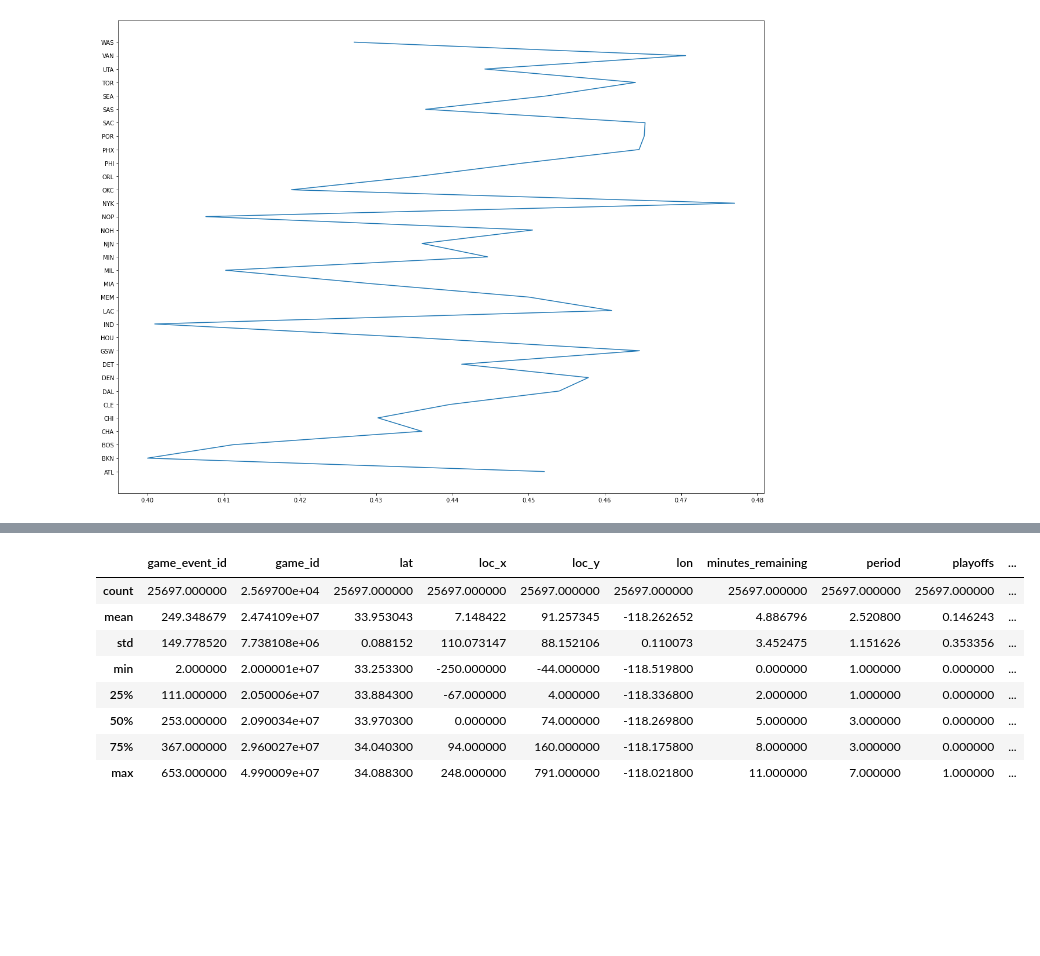
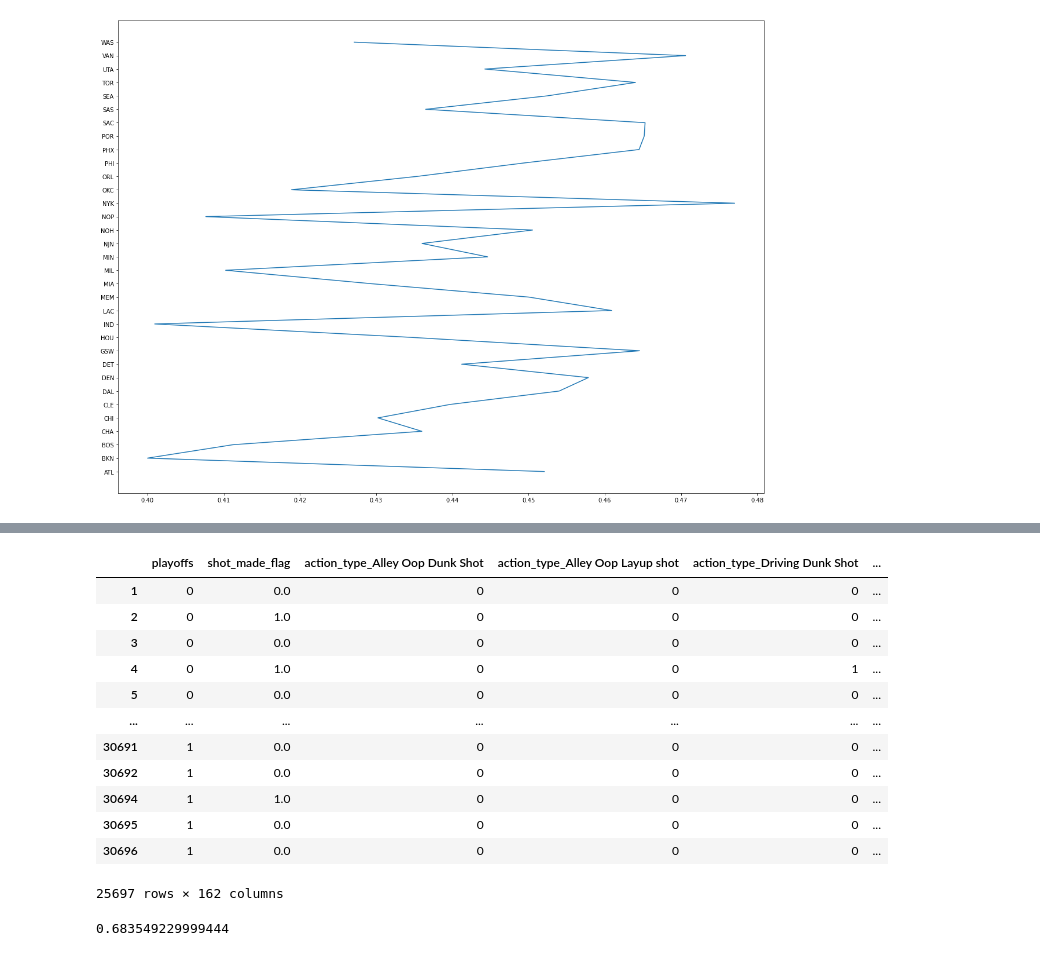
Before and after one commit to peter25225/machine_learning_21, a Jupyter notebook: 10_FeatureSelection/HW_Kobe.ipynb, the cells around one changed output, grey strips where cells are left out. Saved outputs shown, nothing was run; the diff lists cells and outputs as text; code cells hidden in the pictures; blank space fills up the shorter version.

```diff
--- a/10_FeatureSelection/HW_Kobe.ipynb
+++ b/10_FeatureSelection/HW_Kobe.ipynb
@@ -518,10 +567,17 @@ data['game_date'].value_counts()
 1998-05-12     1
 Name: game_date, Length: 1558, dtype: int64
 # %%
-#Функция для определения дня недели
-def get_weekday(row):
-    return datetime.strptime(row['game_date'], '%Y-%m-%d').weekday()
+#Функция для определения года
+def get_year(row):
+    return datetime.strptime(row['game_date'], '%Y-%m-%d').year
 
 # Добавим соответствующий признак в данные
-data['game_weekday'] = data.apply(get_weekday, axis=1)
+data['game_year'] = data.apply(get_year, axis=1)
+# %%
+#Функция для определения месяца
+def get_month(row):
+    return datetime.strptime(row['game_date'], '%Y-%m-%d').month
+
+# Добавим соответствующий признак в данные
+data['game_month'] = data.apply(get_month, axis=1)
 # %% [markdown]
@@ -536,3 +599,4 @@ plt.show()
 # %%
-# Добавим соответствующие поля, чтобы преобразовать этот новый категориальный признак
-data = pd.get_dummies( data, columns = [ 'game_weekday' ] )
+# Добавим соответствующие поля, чтобы преобразовать эти новые категориальные признаки
+data = pd.get_dummies( data, columns = [ 'game_year' ] )
+data = pd.get_dummies( data, columns = [ 'game_month' ] )
@@ -622,3 +602,0 @@ del data['team_name']
-# %%
-data = pd.get_dummies( data, columns = [ 'period' ] )
-data
@@ -748,12 +705,16 @@ plt.show()
 # %%
-data.describe()
+data
 # %% [output]
-|  | game_event_id | game_id | lat | loc_x | loc_y | lon | minutes_remaining | period | playoffs | ... |
-| count | 25697.000000 | 2.569700e+04 | 25697.000000 | 25697.000000 | 25697.000000 | 25697.000000 | 25697.000000 | 25697.000000 | 25697.000000 | ... |
-| mean | 249.348679 | 2.474109e+07 | 33.953043 | 7.148422 | 91.257345 | -118.262652 | 4.886796 | 2.520800 | 0.146243 | ... |
-| std | 149.778520 | 7.738108e+06 | 0.088152 | 110.073147 | 88.152106 | 0.110073 | 3.452475 | 1.151626 | 0.353356 | ... |
-| min | 2.000000 | 2.000001e+07 | 33.253300 | -250.000000 | -44.000000 | -118.519800 | 0.000000 | 1.000000 | 0.000000 | ... |
-| 25% | 111.000000 | 2.050006e+07 | 33.884300 | -67.000000 | 4.000000 | -118.336800 | 2.000000 | 1.000000 | 0.000000 | ... |
-| 50% | 253.000000 | 2.090034e+07 | 33.970300 | 0.000000 | 74.000000 | -118.269800 | 5.000000 | 3.000000 | 0.000000 | ... |
-| 75% | 367.000000 | 2.960027e+07 | 34.040300 | 94.000000 | 160.000000 | -118.175800 | 8.000000 | 3.000000 | 0.000000 | ... |
-| max | 653.000000 | 4.990009e+07 | 34.088300 | 248.000000 | 791.000000 | -118.021800 | 11.000000 | 7.000000 | 1.000000 | ... |
+|  | playoffs | shot_made_flag | action_type_Alley Oop Dunk Shot | action_type_Alley Oop Layup shot | action_type_Driving Dunk Shot | ... |
+| 1 | 0 | 0.0 | 0 | 0 | 0 | ... |
+| 2 | 0 | 1.0 | 0 | 0 | 0 | ... |
+| 3 | 0 | 0.0 | 0 | 0 | 0 | ... |
+| 4 | 0 | 1.0 | 0 | 0 | 1 | ... |
+| 5 | 0 | 0.0 | 0 | 0 | 0 | ... |
+| ... | ... | ... | ... | ... | ... | ... |
+| 30691 | 1 | 0.0 | 0 | 0 | 0 | ... |
+| 30692 | 1 | 0.0 | 0 | 0 | 0 | ... |
+| 30694 | 1 | 1.0 | 0 | 0 | 0 | ... |
+| 30695 | 1 | 0.0 | 0 | 0 | 0 | ... |
+| 30696 | 1 | 0.0 | 0 | 0 | 0 | ... |
+25697 rows × 162 columns
@@ -759,0 +725,8 @@ data.describe()
+# %%
+# model = LinearRegression()
+model = LogisticRegression(max_iter=700)
+
+model.fit(X_train, y_train)
+print(model.score(X_train, y_train))
+# %% [output]
+0.683549229999444
```
Also changed, not shown: parts of 45 cells of this notebook.
